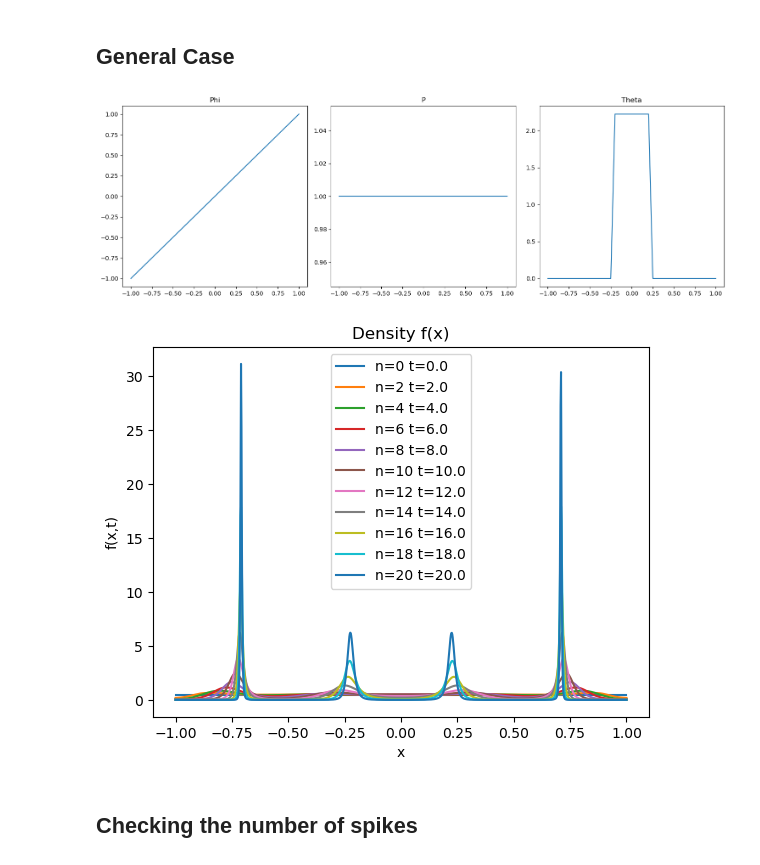
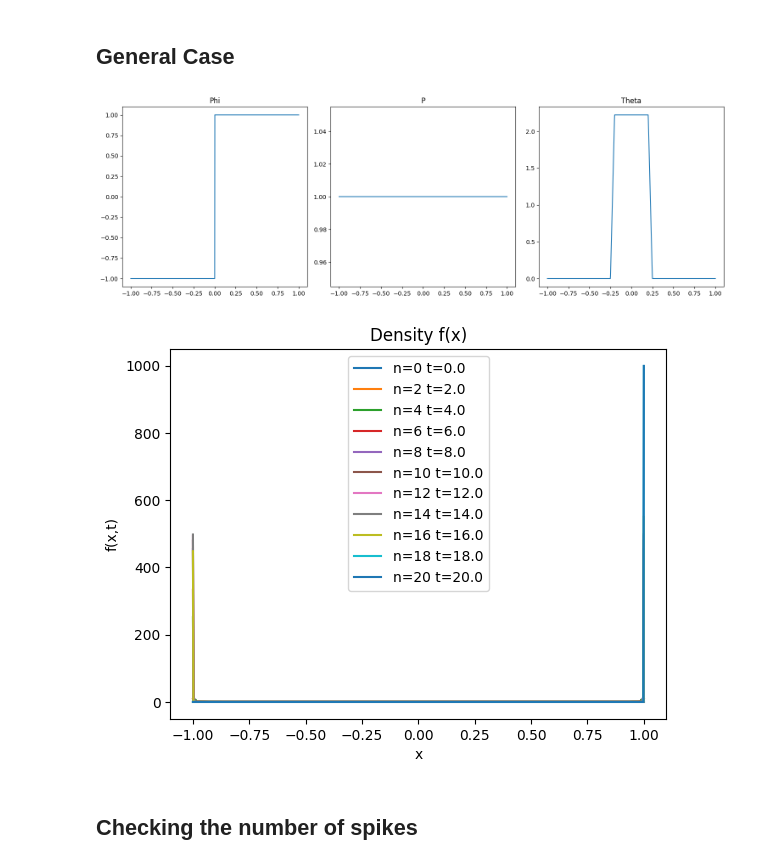
Before and after one commit to CZenkert/Opinion-Dynamics, a Jupyter notebook: Opinion_Dynamics.ipynb, the cells around one changed output. Cells and saved outputs as stored; diff of their text form; code cells hidden in the pictures.

```diff
--- a/Opinion_Dynamics.ipynb
+++ b/Opinion_Dynamics.ipynb
@@ -218,7 +218,7 @@ def Phi_6(y):
 
 
 #choose one function Phi
-Phi = Phi_0
+Phi = Phi_1
 
 
 #-----------Choices for kernel Theta-----------------
@@ -282,35 +282,35 @@ axs[1].set_title('P')
 axs[2].plot(xgrid, theta_normed(0,xgrid))
 axs[2].set_title('Theta')
 plt.tight_layout()
 plt.show()
 
 #Array of preimage coordinates
 A = prime_x(xgrid, gamma, P, dP, Phi)
 
 #iterate solver
 snapshots = [f.copy()]
 for n in range(steps):
     f = rk4_step(f, dt, xgrid, gamma, P, dP, Phi, theta_normed, A)
     snapshots.append(f.copy())
 
 
 
 #plot density f
 n_plots=10
 
 for k, s in enumerate(snapshots):
     if k % max(1,int(steps/n_plots)) == 0:
         plt.plot(xgrid, s, label=f"n={k} t={k*dt:.1f}")
 
 plt.xlabel("x")
 plt.ylabel("f(x,t)")
 plt.title('Density f(x)')
 plt.legend()
 #plt.ylim(0,2)
 plt.show()
 # %% [output]
-[figure, old version]
+[figure, new version]
-[figure, old version]
+[figure, new version]
 # %% [markdown]
 ## Checking the number of spikes
 # %%
```
